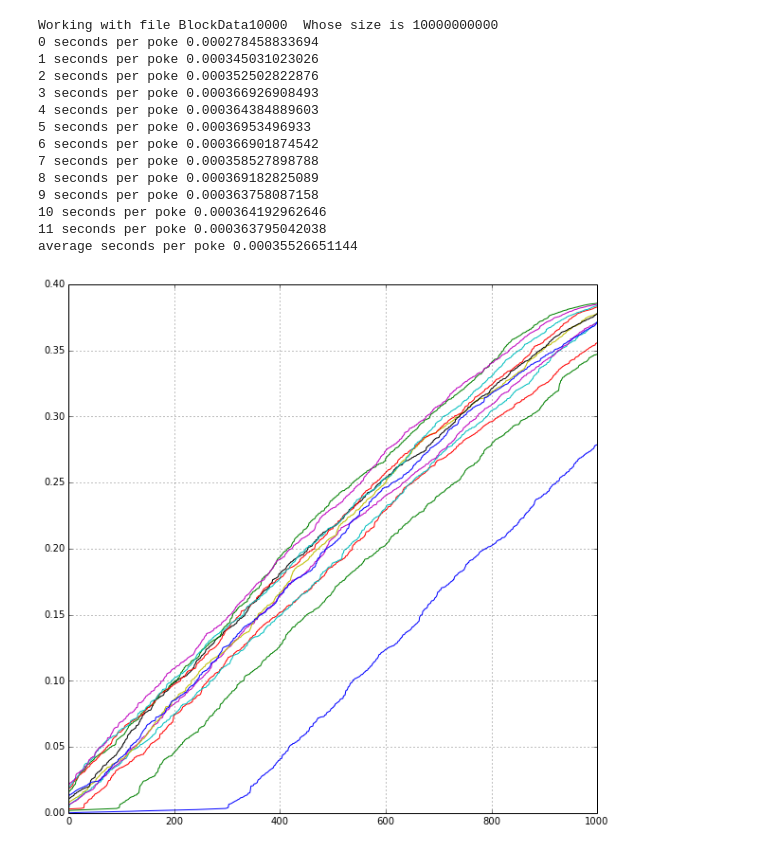
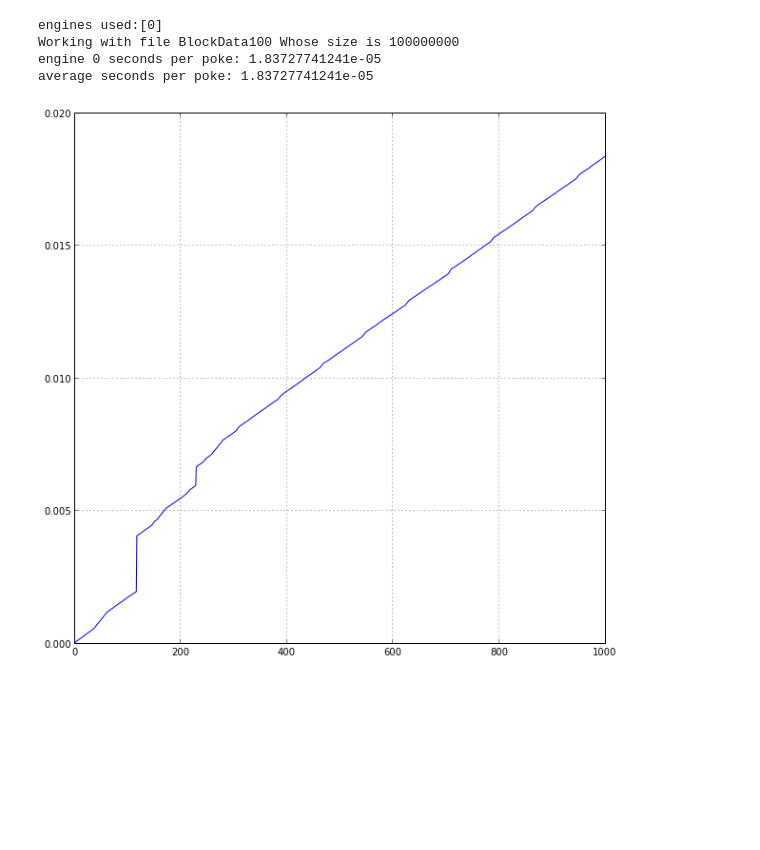
Before and after one commit to yoavfreund/UCSD_BigData, a Jupyter notebook: notebooks/IOPerformance/Measuring IO on multi-core.ipynb, the cells around one changed output. Cells and saved outputs as stored; diff of their text form; code cells hidden in the pictures; blank space fills up the shorter version.

```diff
--- a/notebooks/IOPerformance/Measuring IO on multi-core.ipynb
+++ b/notebooks/IOPerformance/Measuring IO on multi-core.ipynb
@@ -51,3 +51,11 @@ def measureRandomAccess(size,filename='',k=100000,duty_cycle=0.01,rest_cycle=0.0
             t_cycle=time.time()
     mean=sum/k; var=(sum2/k)-mean**2; std=sqrt(var)
     return (mean,std,T)
+# %%
+%cd /home/ubuntu/logs/1398138729/
+!ls -l
+stat=open('multicore.txt','a+')
+
+def tee(line):
+    print line
+    stat.write(line+'\n')
@@ -71,50 +93,41 @@ measureRandomAccess(100,k=10000,filename='BlockData1000',duty_cycle=1,rest_cycle
 # %%
 import os
 max_threads=12
-thread_no=12
+thread_no=1
 execute=range(thread_no)
 er=range(max_threads)
 size=10*1000**3
-FileName = 'BlockData10000'
+FileName = 'BlockData100'
+tee('engines used:'+str(execute))
 if FileName != '':
     size=os.stat(FileName).st_size
-    print 'Working with file',FileName,' Whose size is',size
+    tee('Working with file '+FileName+' Whose size is '+str(size))
 else:
-    print 'Working with memory of size',size
+    tee('Working with memory of size '+str(size))
 pokes=1000
 for i in execute:
     ex=rc[i]
     er[i]=ex.apply(measureRandomAccess,size,k=pokes,filename=FileName,duty_cycle=1,rest_cycle=0,Seed=i) #duty_cycle=1.0/(2**(i+3)),rest_cycle=1.0/(2**(i+1)))
 obj=range(max_threads); mean=range(max_threads);std=range(max_threads); T=range(max_threads)
 for i in execute:
     (mean[i],std[i],T[i])=er[i].get()
     if i==0:
         Tmin=T[0][0]
     else:
         Tmin=min(Tmin,T[i][0])
 figure(figsize=(10,10))
 D=range(max_threads)
 Dsum=0
 for i in execute:
     plot(T[i]-Tmin);
     D[i]=T[i][-1]-T[i][0]
-    print i,'seconds per poke',D[i]/pokes
+    tee('engine '+str(i)+' seconds per poke: '+str(D[i]/pokes))
     Dsum += D[i]
 grid()
-print 'average seconds per poke', Dsum/(pokes*thread_no)
+tee('average seconds per poke: '+str(Dsum/(pokes*thread_no)))
 # %% [output]
-Working with file BlockData10000  Whose size is 10000000000
-0 seconds per poke 0.000278458833694
-1 seconds per poke 0.000345031023026
-2 seconds per poke 0.000352502822876
-3 seconds per poke 0.000366926908493
-4 seconds per poke 0.000364384889603
-5 seconds per poke 0.00036953496933
-6 seconds per poke 0.000366901874542
-7 seconds per poke 0.000358527898788
-8 seconds per poke 0.000369182825089
-9 seconds per poke 0.000363758087158
-10 seconds per poke 0.000364192962646
-11 seconds per poke 0.000363795042038
-average seconds per poke 0.00035526651144
+engines used:[0]
+Working with file BlockData100 Whose size is 100000000
+engine 0 seconds per poke: 1.83727741241e-05
+average seconds per poke: 1.83727741241e-05
-[figure, old version]
+[figure, new version]
```
Also changed, not shown: parts of 13 cells of this notebook, 1 other file.
